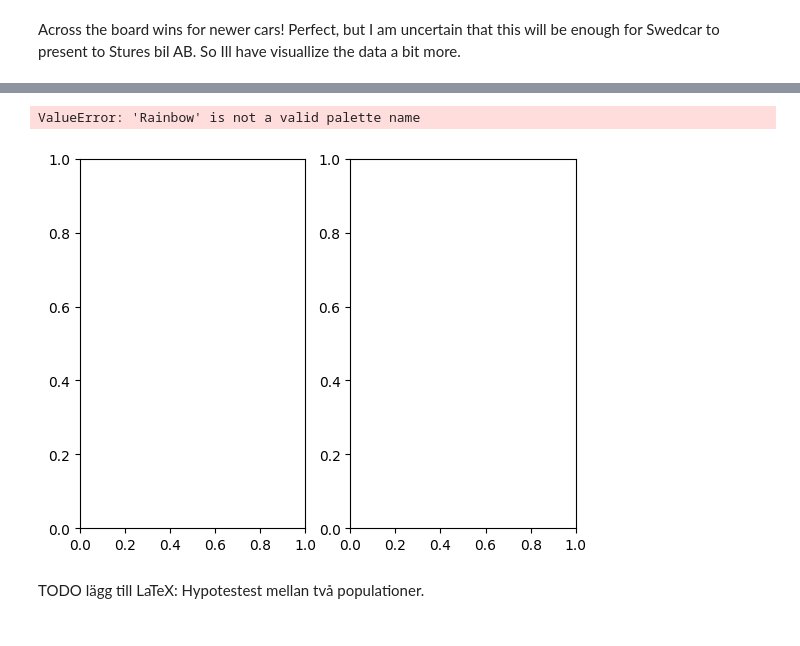
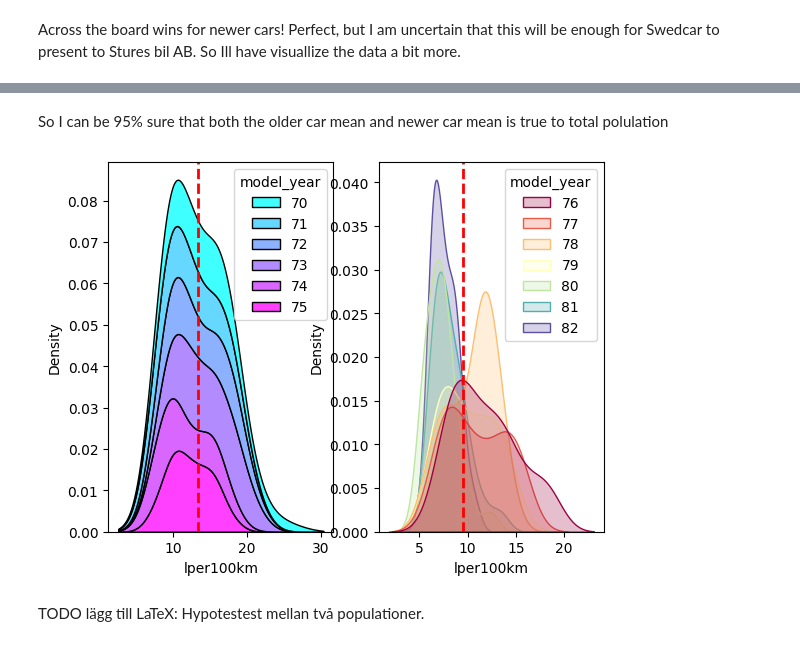
Before and after one commit to Rufshod/Statistical_Analysis_Alexander_Andersson, a Jupyter notebook: Lab/Lab_cars.ipynb, the cells around one changed output, grey strips where cells are left out. Drawn from its saved outputs; the diff is of its cells as text; code cells hidden in the pictures.

```diff
--- a/Lab/Lab_cars.ipynb
+++ b/Lab/Lab_cars.ipynb
@@ -143,12 +194,15 @@ Across the board wins for newer cars! Perfect, but I am uncertain that this will
+# %% [markdown]
+So I can be 95% sure that both the older car mean and newer car mean is true to total polulation
 # %%
+# Is this fixable?
+
 fig, axes = plt.subplots(1,2)
 sns.kdeplot(cars_older, x = "lper100km",multiple = "stack", hue= "model_year", bw_adjust = 1, fill=True,ax = axes[0], palette="cool")
 sns.kdeplot(cars_newer, x = "lper100km", hue= "model_year", bw_adjust = 1, fill=True,ax = axes[1],palette="Spectral") #module = "stack",
-axes[0].axvline(cars_older["lper100km"].mean(),  linestyle="--", linewidth=2, label="Mean", color="Red")
-axes[1].axvline(cars_newer["lper100km"].mean(),  linestyle="--", linewidth=2, label="Mean",color="Red");
+axes[0].axvline(old_car_mean,  linestyle="--", linewidth=2, label="Mean", color="Red")
+axes[1].axvline(new_car_mean,  linestyle="--", linewidth=2, label="Mean",color="Red");
 # %% [output]
-ValueError: 'Rainbow' is not a valid palette name
-[figure, old version]
+[figure, new version]
 # %% [markdown]
 TODO lägg till LaTeX:
 Hypotestest mellan två populationer.
```
Also changed, not shown: parts of 15 cells of this notebook, 3 other files.
